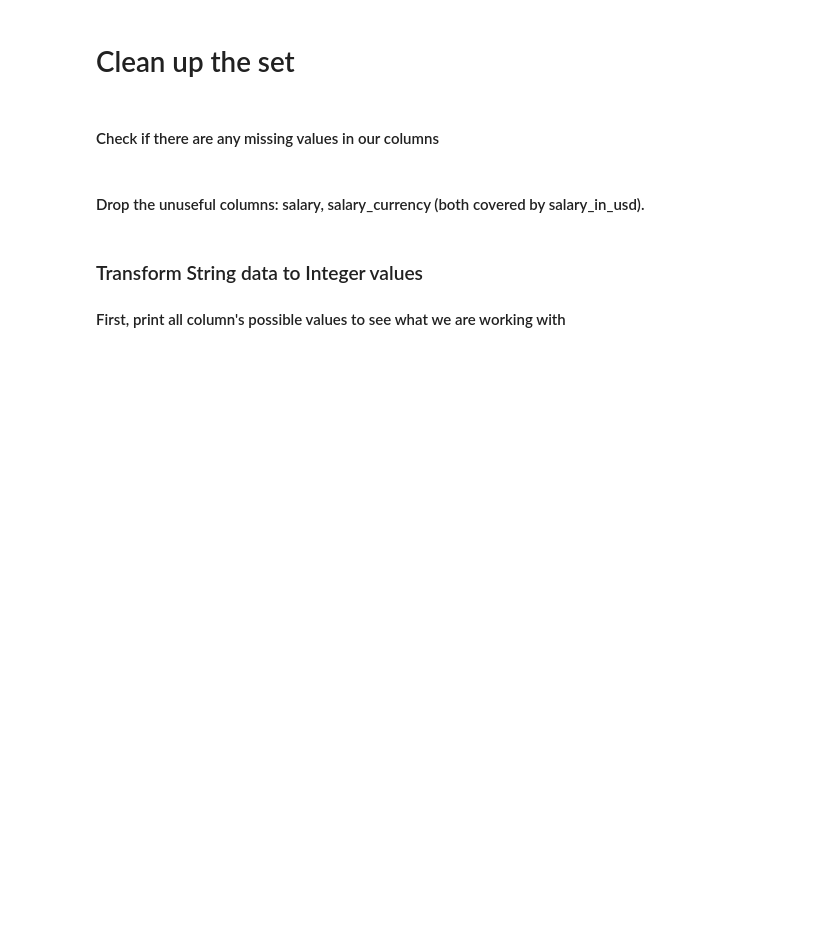
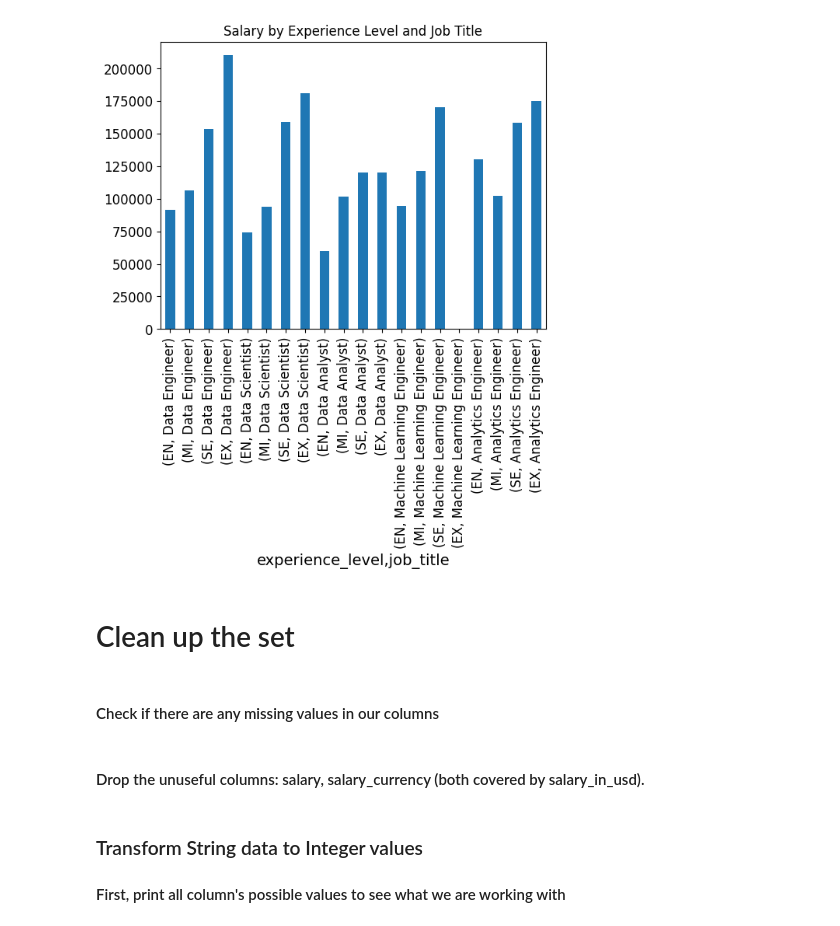
Before and after one commit to robert-bob-1/SalariesAnalysisML, a Jupyter notebook: proiect.ipynb, the cells around one changed output. Cells and saved outputs as stored; diff of their text form; code cells hidden in the pictures; blank space fills up the shorter version.

```diff
--- a/proiect.ipynb
+++ b/proiect.ipynb
@@ -53,0 +107,3 @@ plt.show()
+# %%
+job_count=data['job_title'].value_counts()
+job_count
@@ -53,0 +127,11 @@ plt.show()
+# %%
+#get the first 5 jobs
+top5_jobs = job_count.index[:5].tolist()
+#filter data so we only look for the jobs required
+filtered_data = data[data['job_title'].isin(top5_jobs)]
+grouped_data = filtered_data.groupby('job_title')['salary_in_usd'].mean()
+grouped_data.plot(kind='bar')
+plt.xlabel('Job Title')
+plt.ylabel('Salary')
+plt.title('Salary Based on Job Title')
+plt.show()
@@ -54,3 +160,19 @@ plt.show()
+# %%
+# we used the previously defined filtered data with jobs in the top 5
+from itertools import product
+mean_salary = filtered_data.groupby(['experience_level', 'job_title'])['salary_in_usd'].mean()
+
+# this is a cartesian product to index first by title then by experience level
+idx = list(product(top5_jobs,experience_level_order))
+mean_salary = mean_salary.reindex([(e[1], e[0]) for e in idx])
+
+
+#plot
+mean_salary.plot(kind='bar')
+plt.title('Salary by Experience Level and Job Title')
+plt.show()
+# %% [output]
+[figure, added]
 # %% [markdown]
 # Clean up the set
 # %% [markdown]
```
Also changed, not shown: parts of 15 cells of this notebook.
